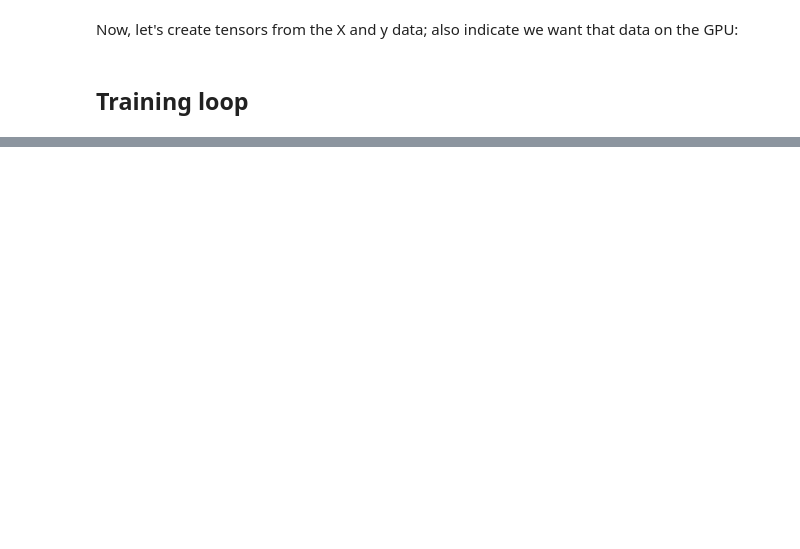
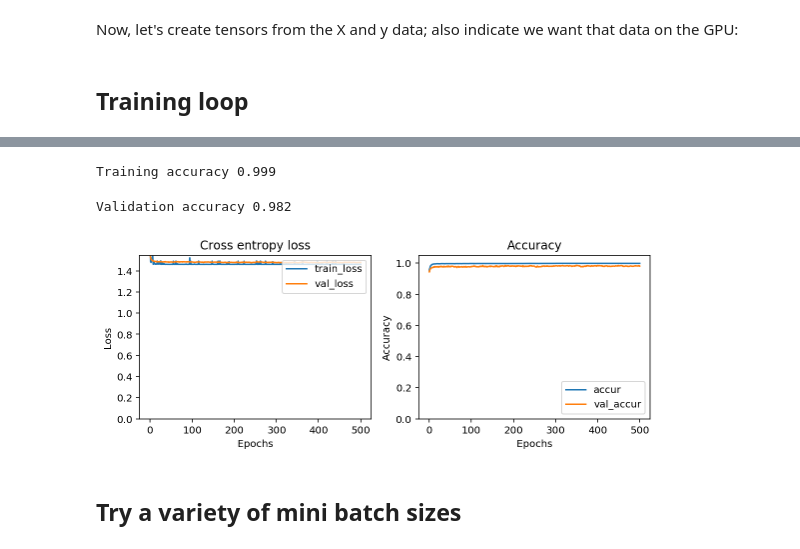
Before and after one commit to parrt/fundamentals-of-deep-learning, a Jupyter notebook: notebooks/sgd.ipynb, the cells around one changed output, grey strips where cells are left out. Saved outputs shown, nothing was run; the diff lists cells and outputs as text; code cells hidden in the pictures; blank space fills up the shorter version.

```diff
--- a/notebooks/sgd.ipynb
+++ b/notebooks/sgd.ipynb
@@ -204,0 +294,18 @@ plot_accur(history)
+# %%
+# make sure to create a new model otherwise it starts from where it left off
+model = nn.Sequential(
+    nn.Linear(784, 100),
+    nn.ReLU(),
+    nn.BatchNorm1d(100),
+    nn.Linear(100, 10),  # 10 output classes (0-9)
+    nn.Softmax(dim=1)
+)
+
+model = model.to(device) # make sure the model runs on the GPU as well
+# %%
+# On the CPU, this will take a very long time so
+# use nepochs=1000 instead if you don't have a GPU
+history,_ = sgdtrain(model, X_train, y_train, X_test, y_test,
+                     learning_rate = .001, nepochs=500,
+                     batch_size=32
+                  )
@@ -204,0 +325,27 @@ plot_accur(history)
+# %%
+y_pred = model(X_train)
+y_pred = torch.argmax(y_pred, axis=1)
+ncorrect = torch.sum(y_pred==y_train)
+train_accur = ncorrect.float() / len(y_train)
+print(f"Training accuracy {train_accur:.3f}")
+# %% [output]
+Training accuracy 0.999
+# %%
+y_test_pred = model(X_test)
+y_test_pred = torch.argmax(y_test_pred, axis=1)
+ncorrect = torch.sum(y_test_pred==y_test)
+test_accur = ncorrect.float() / len(y_test)
+print(f"Validation accuracy {test_accur:.3f}")
+# %% [output]
+Validation accuracy 0.982
+# %%
+fig, axes = plt.subplots(1,2, figsize=(8,3))
+plot_loss(history, ax=axes[0])
+plot_accur(history, ax=axes[1])
+axes[0].set_title("Cross entropy loss")
+axes[1].set_title("Accuracy")
+plt.show()
+# %% [output]
+[figure, added]
+# %% [markdown]
+## Try a variety of mini batch sizes
```
Also changed, not shown: parts of 19 cells of this notebook, 1 other file.
